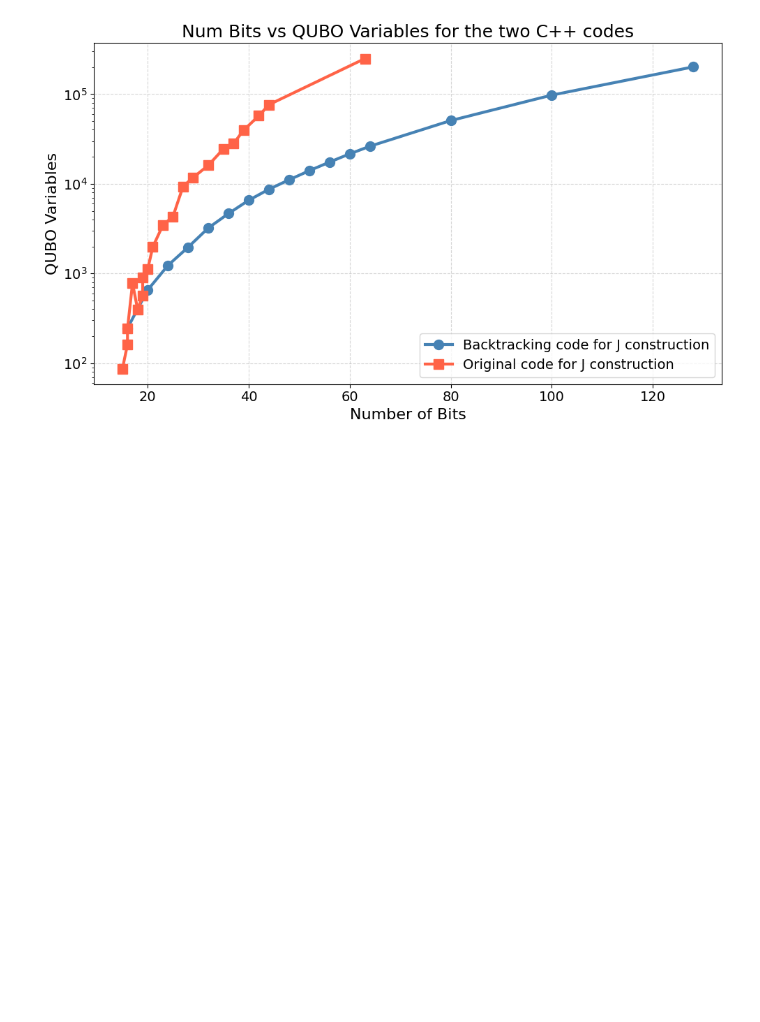
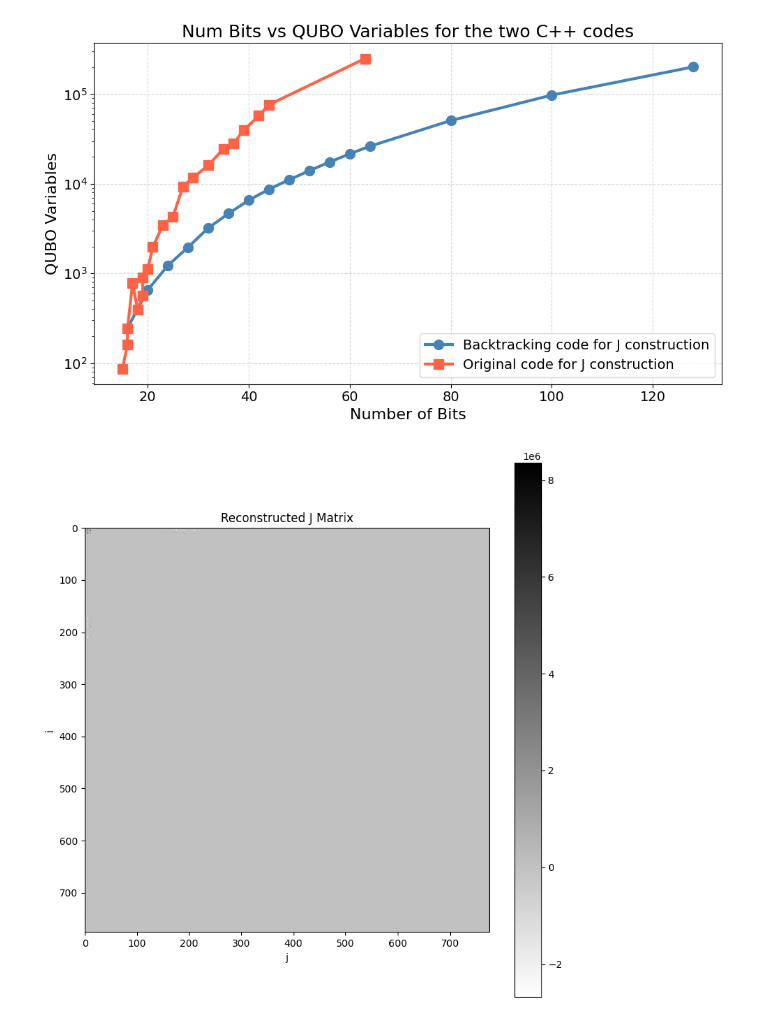
Before and after one commit to AdvithDesu/Digital_Annealer, a Jupyter notebook: Plotting shit.ipynb, the cells around one changed output. Cells and saved outputs as stored; diff of their text form; code cells hidden in the pictures; blank space fills up the shorter version.

```diff
--- a/Plotting shit.ipynb
+++ b/Plotting shit.ipynb
@@ -192,3 +192,33 @@ plt.tight_layout()
 plt.show()
 # %% [output]
 [figure]
+# %%
+import numpy as np
+import matplotlib.pyplot as plt
+from scipy.sparse import csr_matrix
+
+# Load CSVs
+row_ptr = np.loadtxt('QUBO_Construction/row_ptr_104927.csv', delimiter=',', dtype=int)
+col_idx = np.loadtxt('QUBO_Construction/col_idx_104927.csv', delimiter=',', dtype=int)
+values  = np.loadtxt('QUBO_Construction/J_values_104927.csv', delimiter=',')
+
+# Infer matrix size
+n = len(row_ptr) - 1
+
+# Build CSR matrix
+J = csr_matrix((values, col_idx, row_ptr), shape=(n, n))
+
+# Convert to dense (only if it fits in memory!)
+J_dense = J.toarray()
+
+# Plot
+plt.figure(figsize=(8, 8))
+plt.imshow(J_dense, cmap='gray_r', interpolation='none')
+plt.title('Reconstructed J Matrix')
+plt.xlabel('j')
+plt.ylabel('i')
+plt.colorbar()
+plt.tight_layout()
+plt.show()
+# %% [output]
+[figure, added]
```
Also changed, not shown: parts of 1 cell of this notebook, 1 other file.
